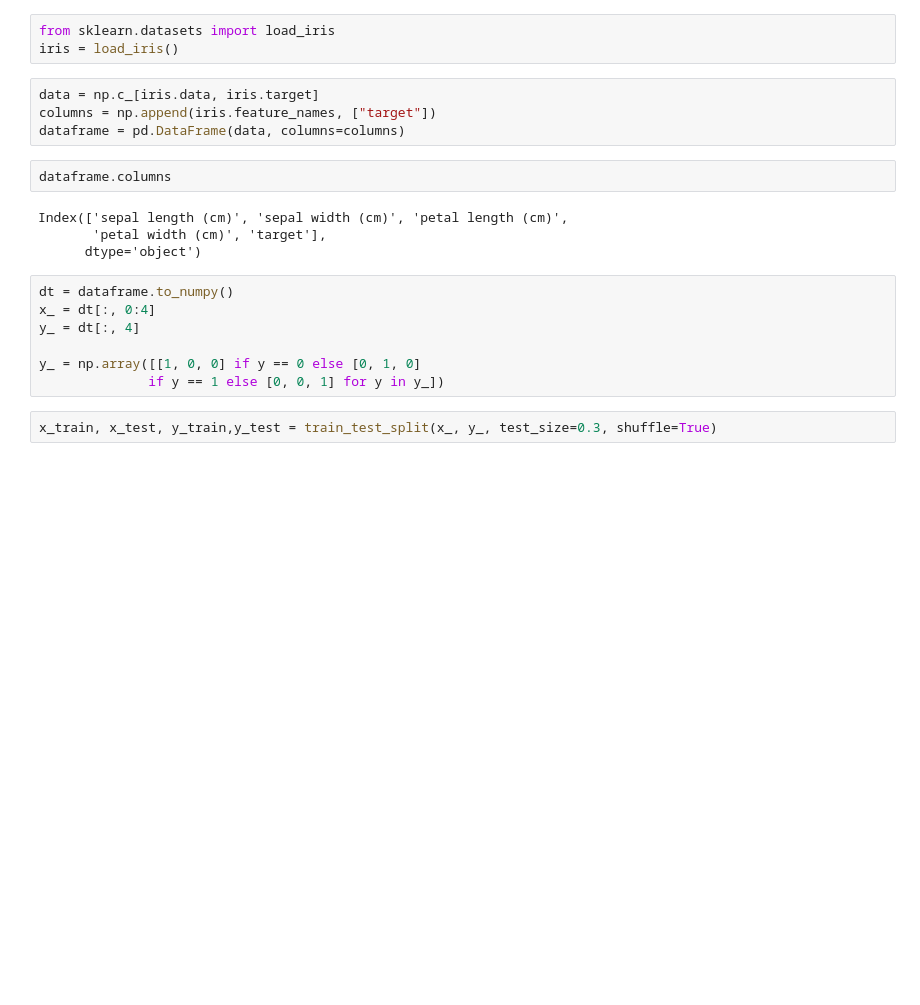
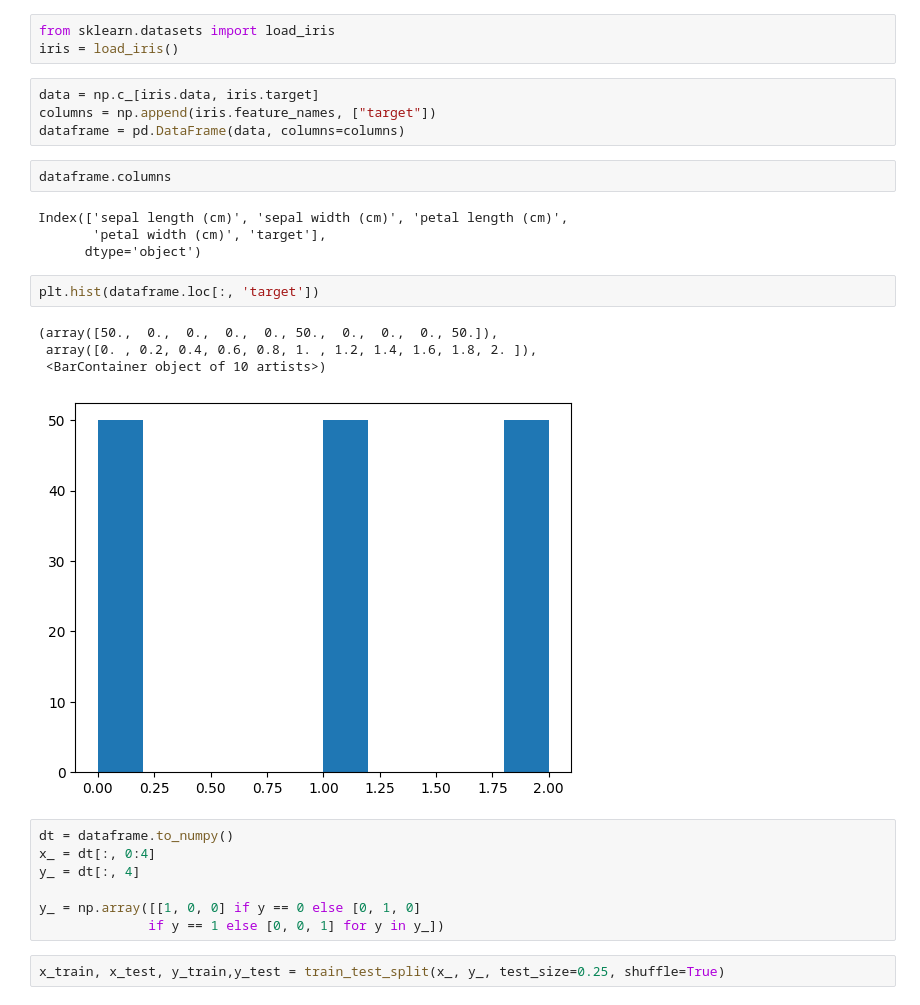
Before and after one commit to TurnTheSlayerXD/dl-itmo-labs, a Jupyter notebook: iris.ipynb, the cells around one changed output. Saved outputs shown, nothing was run; the diff lists cells and outputs as text; blank space fills up the shorter version.

```diff
--- a/iris.ipynb
+++ b/iris.ipynb
@@ -24,6 +24,13 @@ dataframe.columns
 Index(['sepal length (cm)', 'sepal width (cm)', 'petal length (cm)',
        'petal width (cm)', 'target'],
       dtype='object')
+# %%
+plt.hist(dataframe.loc[:, 'target'])
+# %% [output]
+(array([50.,  0.,  0.,  0.,  0., 50.,  0.,  0.,  0., 50.]),
+ array([0. , 0.2, 0.4, 0.6, 0.8, 1. , 1.2, 1.4, 1.6, 1.8, 2. ]),
+ <BarContainer object of 10 artists>)
+[figure, added]
 # %%
 dt = dataframe.to_numpy()
 x_ = dt[:, 0:4]
@@ -32,4 +39,4 @@ y_ = dt[:, 4]
 y_ = np.array([[1, 0, 0] if y == 0 else [0, 1, 0]
               if y == 1 else [0, 0, 1] for y in y_])
 # %%
-x_train, x_test, y_train,y_test = train_test_split(x_, y_, test_size=0.3, shuffle=True)
+x_train, x_test, y_train,y_test = train_test_split(x_, y_, test_size=0.25, shuffle=True)
```
Also changed, not shown: parts of 15 cells of this notebook, 7 other files.
